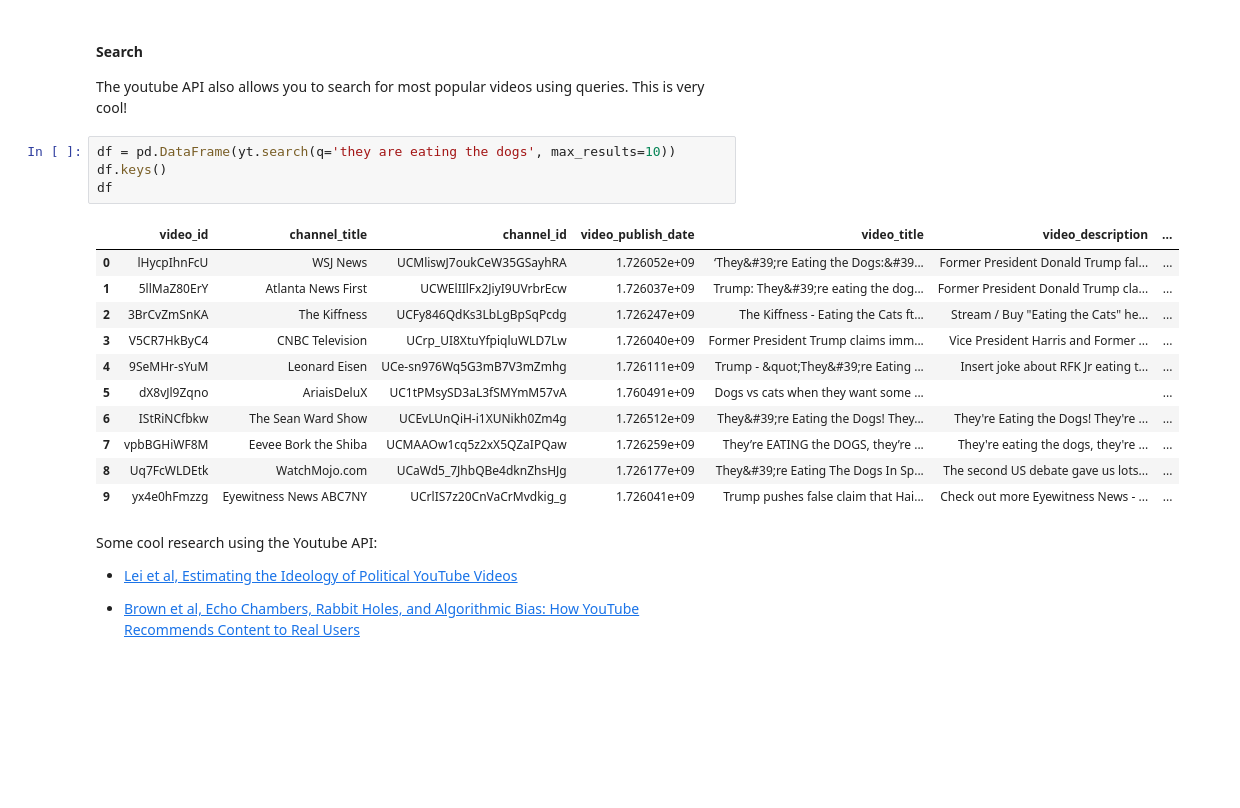
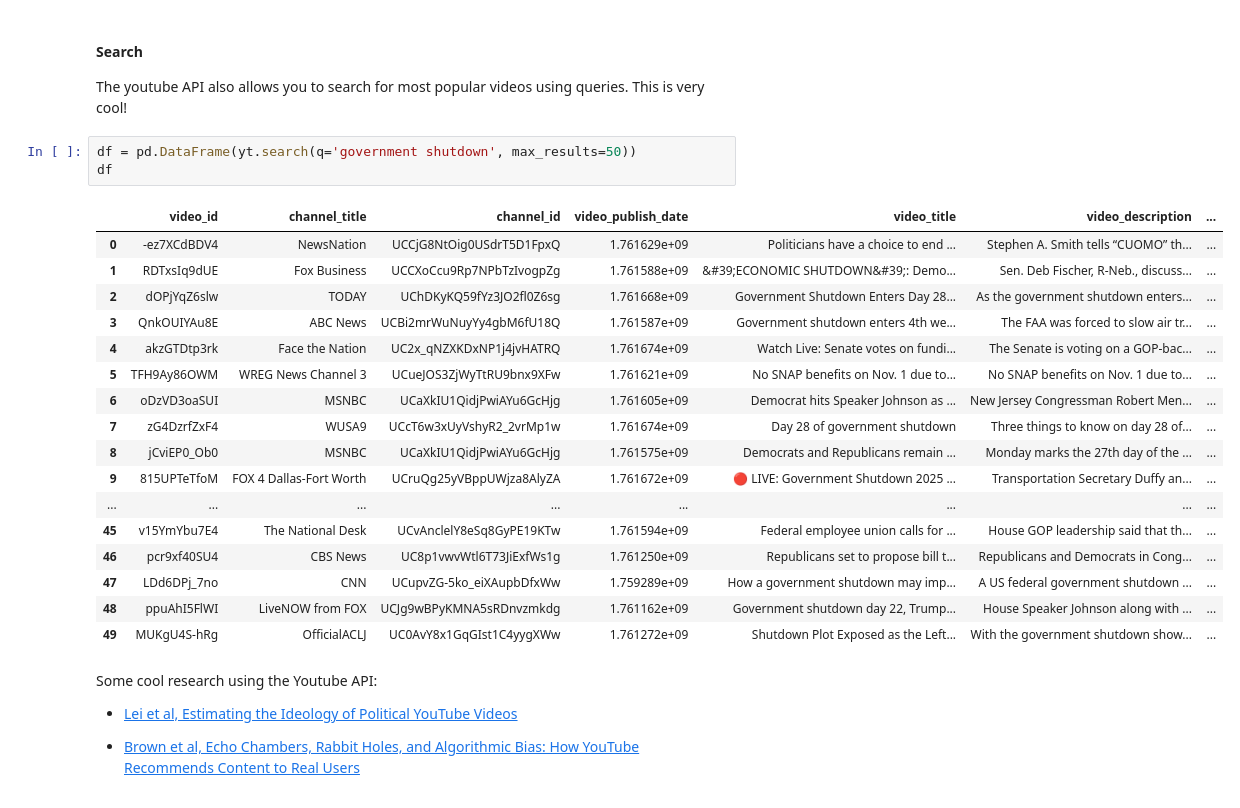
Before and after one commit to TiagoVentura/ppol5203, a Jupyter notebook: lecture_notes/week-09/_week-08_apis.ipynb, the cells around one changed output. Cells and saved outputs as stored; diff of their text form; blank space fills up the shorter version.

```diff
--- a/lecture_notes/week-09/_week-08_apis.ipynb
+++ b/lecture_notes/week-09/_week-08_apis.ipynb
@@ -763,21 +764,26 @@ df.head()
 
 The youtube API also allows you to search for most popular videos using queries. This is very cool!
 # %%
-df = pd.DataFrame(yt.search(q='they are eating the dogs', max_results=10))
-df.keys()
+df = pd.DataFrame(yt.search(q='government shutdown', max_results=50))
 df
 # %% [output]
 |  | video_id | channel_title | channel_id | video_publish_date | video_title | video_description | ... |
-| 0 | lHycpIhnFcU | WSJ News | UCMliswJ7oukCeW35GSayhRA | 1.726052e+09 | ‘They&#39;re Eating the Dogs:&#39... | Former President Donald Trump fal... | ... |
-| 1 | 5llMaZ80ErY | Atlanta News First | UCWElIIlFx2JiyI9UVrbrEcw | 1.726037e+09 | Trump: They&#39;re eating the dog... | Former President Donald Trump cla... | ... |
-| 2 | 3BrCvZmSnKA | The Kiffness | UCFy846QdKs3LbLgBpSqPcdg | 1.726247e+09 | The Kiffness - Eating the Cats ft... | Stream / Buy "Eating the Cats" he... | ... |
-| 3 | V5CR7HkByC4 | CNBC Television | UCrp_UI8XtuYfpiqluWLD7Lw | 1.726040e+09 | Former President Trump claims imm... | Vice President Harris and Former ... | ... |
-| 4 | 9SeMHr-sYuM | Leonard Eisen | UCe-sn976Wq5G3mB7V3mZmhg | 1.726111e+09 | Trump - &quot;They&#39;re Eating ... | Insert joke about RFK Jr eating t... | ... |
-| 5 | dX8vJl9Zqno | AriaisDeluX | UC1tPMsySD3aL3fSMYmM57vA | 1.760491e+09 | Dogs vs cats when they want some ... |  | ... |
-| 6 | IStRiNCfbkw | The Sean Ward Show | UCEvLUnQiH-i1XUNikh0Zm4g | 1.726512e+09 | They&#39;re Eating the Dogs! They... | They're Eating the Dogs! They're ... | ... |
-| 7 | vpbBGHiWF8M | Eevee Bork the Shiba | UCMAAOw1cq5z2xX5QZaIPQaw | 1.726259e+09 | They’re EATING the DOGS, they’re ... | They're eating the dogs, they're ... | ... |
-| 8 | Uq7FcWLDEtk | WatchMojo.com | UCaWd5_7JhbQBe4dknZhsHJg | 1.726177e+09 | They&#39;re Eating The Dogs In Sp... | The second US debate gave us lots... | ... |
-| 9 | yx4e0hFmzzg | Eyewitness News ABC7NY | UCrlIS7z20CnVaCrMvdkig_g | 1.726041e+09 | Trump pushes false claim that Hai... | Check out more Eyewitness News - ... | ... |
+| 0 | -ez7XCdBDV4 | NewsNation | UCCjG8NtOig0USdrT5D1FpxQ | 1.761629e+09 | Politicians have a choice to end ... | Stephen A. Smith tells “CUOMO” th... | ... |
+| 1 | RDTxsIq9dUE | Fox Business | UCCXoCcu9Rp7NPbTzIvogpZg | 1.761588e+09 | &#39;ECONOMIC SHUTDOWN&#39;: Demo... | Sen. Deb Fischer, R-Neb., discuss... | ... |
+| 2 | dOPjYqZ6slw | TODAY | UChDKyKQ59fYz3JO2fl0Z6sg | 1.761668e+09 | Government Shutdown Enters Day 28... | As the government shutdown enters... | ... |
+| 3 | QnkOUIYAu8E | ABC News | UCBi2mrWuNuyYy4gbM6fU18Q | 1.761587e+09 | Government shutdown enters 4th we... | The FAA was forced to slow air tr... | ... |
+| 4 | akzGTDtp3rk | Face the Nation | UC2x_qNZXKDxNP1j4jvHATRQ | 1.761674e+09 | Watch Live: Senate votes on fundi... | The Senate is voting on a GOP-bac... | ... |
+| 5 | TFH9Ay86OWM | WREG News Channel 3 | UCueJOS3ZjWyTtRU9bnx9XFw | 1.761621e+09 | No SNAP benefits on Nov. 1 due to... | No SNAP benefits on Nov. 1 due to... | ... |
+| 6 | oDzVD3oaSUI | MSNBC | UCaXkIU1QidjPwiAYu6GcHjg | 1.761605e+09 | Democrat hits Speaker Johnson as ... | New Jersey Congressman Robert Men... | ... |
+| 7 | zG4DzrfZxF4 | WUSA9 | UCcT6w3xUyVshyR2_2vrMp1w | 1.761674e+09 | Day 28 of government shutdown | Three things to know on day 28 of... | ... |
+| 8 | jCviEP0_Ob0 | MSNBC | UCaXkIU1QidjPwiAYu6GcHjg | 1.761575e+09 | Democrats and Republicans remain ... | Monday marks the 27th day of the ... | ... |
+| 9 | 815UPTeTfoM | FOX 4 Dallas-Fort Worth | UCruQg25yVBppUWjza8AlyZA | 1.761672e+09 | 🔴 LIVE: Government Shutdown 2025 ... | Transportation Secretary Duffy an... | ... |
+| ... | ... | ... | ... | ... | ... | ... | ... |
+| 45 | v15YmYbu7E4 | The National Desk | UCvAnclelY8eSq8GyPE19KTw | 1.761594e+09 | Federal employee union calls for ... | House GOP leadership said that th... | ... |
+| 46 | pcr9xf40SU4 | CBS News | UC8p1vwvWtl6T73JiExfWs1g | 1.761250e+09 | Republicans set to propose bill t... | Republicans and Democrats in Cong... | ... |
+| 47 | LDd6DPj_7no | CNN | UCupvZG-5ko_eiXAupbDfxWw | 1.759289e+09 | How a government shutdown may imp... | A US federal government shutdown ... | ... |
+| 48 | ppuAhI5FlWI | LiveNOW from FOX | UCJg9wBPyKMNA5sRDnvzmkdg | 1.761162e+09 | Government shutdown day 22, Trump... | House Speaker Johnson along with ... | ... |
+| 49 | MUKgU4S-hRg | OfficialACLJ | UC0AvY8x1GqGIst1C4yygXWw | 1.761272e+09 | Shutdown Plot Exposed as the Left... | With the government shutdown show... | ... |
 # %% [markdown]
 Some cool research using the Youtube API:
 
```
Also changed, not shown: parts of 20 cells of this notebook, 29 other files.
